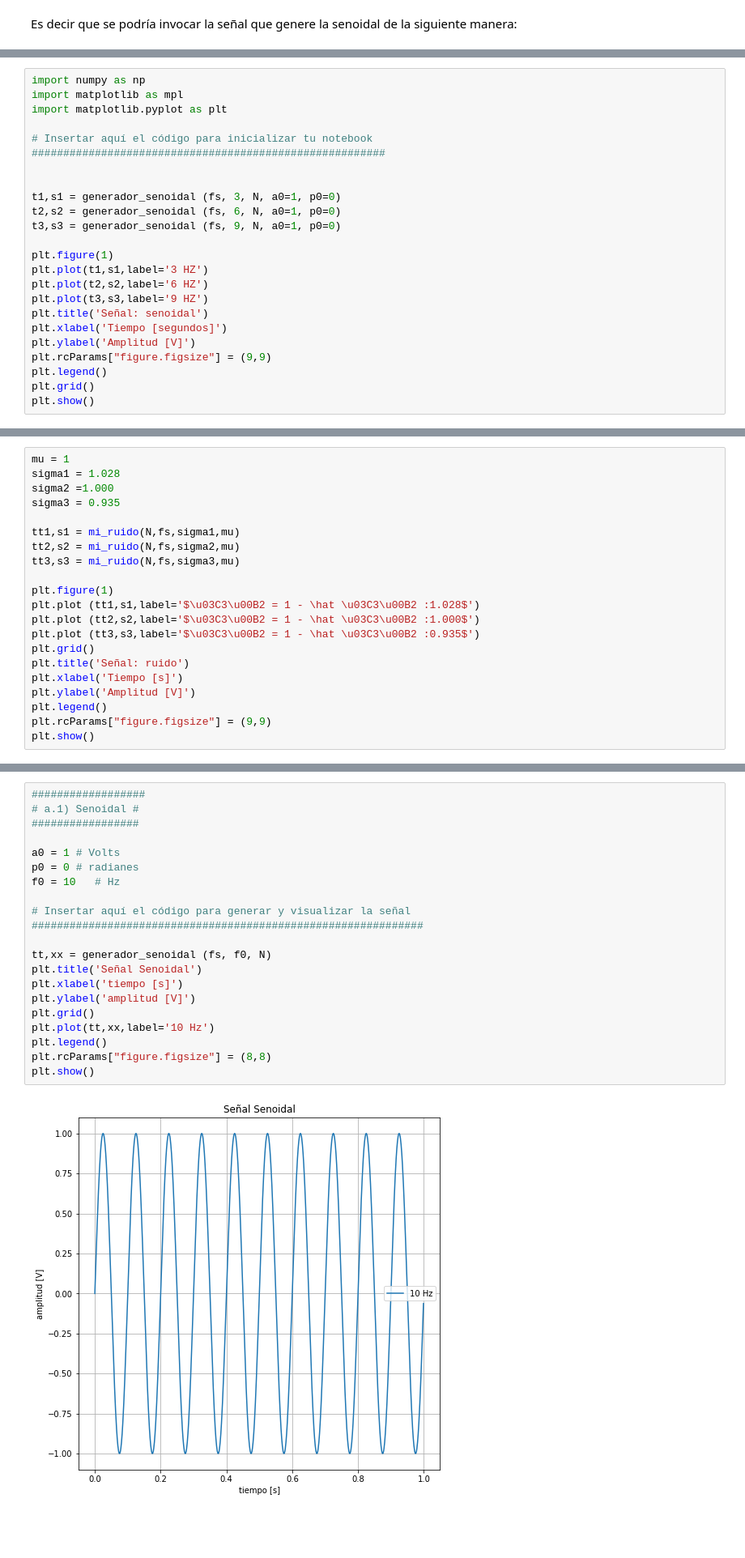
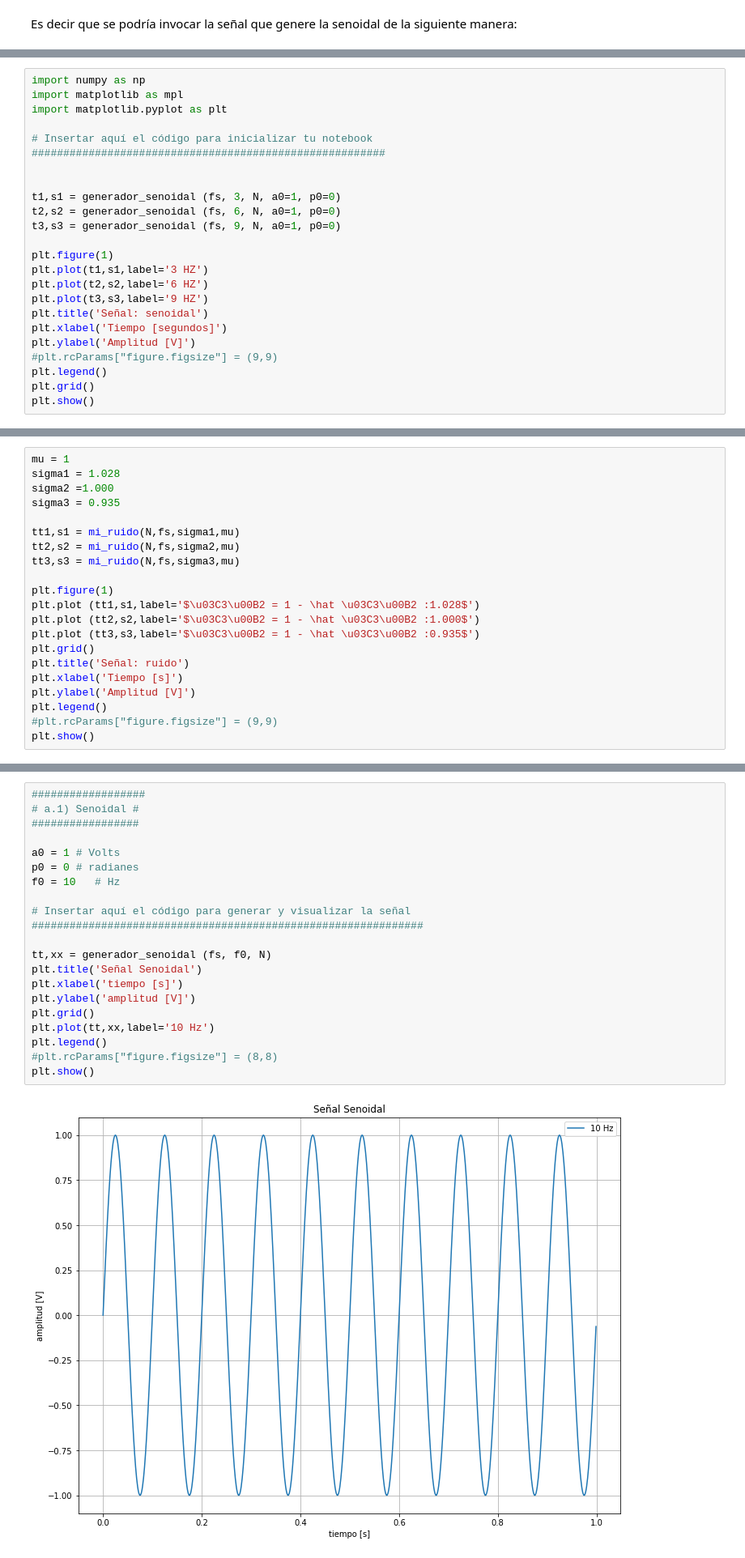
Before and after one commit to jbl95/testGit, a Jupyter notebook: TP1 - Muestreo de señales - Forurier.ipynb, the cells around one changed output, grey strips where cells are left out. Shown: that part at 81% size. Cells and saved outputs as stored; diff of their text form; blank space fills up the shorter version.

```diff
--- a/TP1 - Muestreo de señales - Forurier.ipynb
+++ b/TP1 - Muestreo de señales - Forurier.ipynb
@@ -99,7 +99,7 @@ plt.plot(t3,s3,label='9 HZ')
 plt.title('Señal: senoidal')
 plt.xlabel('Tiempo [segundos]')
 plt.ylabel('Amplitud [V]')
-plt.rcParams["figure.figsize"] = (9,9)
+#plt.rcParams["figure.figsize"] = (9,9)
 plt.legend()
 plt.grid()
 plt.show()
@@ -130,6 +130,6 @@ plt.title('Señal: ruido')
 plt.xlabel('Tiempo [s]')
 plt.ylabel('Amplitud [V]')
 plt.legend()
-plt.rcParams["figure.figsize"] = (9,9)
+#plt.rcParams["figure.figsize"] = (9,9)
 plt.show()
 # %% [output]
@@ -143,26 +143,26 @@ fs = 1000 # Hz
 # %%
 ##################
 # a.1) Senoidal #
 #################
 
 a0 = 1 # Volts
 p0 = 0 # radianes
 f0 = 10   # Hz
 
 # Insertar aquí el código para generar y visualizar la señal
 ##############################################################
 
 tt,xx = generador_senoidal (fs, f0, N)
 plt.title('Señal Senoidal')
 plt.xlabel('tiempo [s]')
 plt.ylabel('amplitud [V]')
 plt.grid()
 plt.plot(tt,xx,label='10 Hz')
 plt.legend()
-plt.rcParams["figure.figsize"] = (8,8)
+#plt.rcParams["figure.figsize"] = (8,8)
 plt.show()
 # %% [output]
-[figure, old version]
+[figure, new version]
 # %% [markdown]
 ¿Podría inferir la frecuencia de la senoidal a.1 a partir de su representación temporal?
 # %% [markdown]
```
Also changed, not shown: parts of 6 cells of this notebook.
